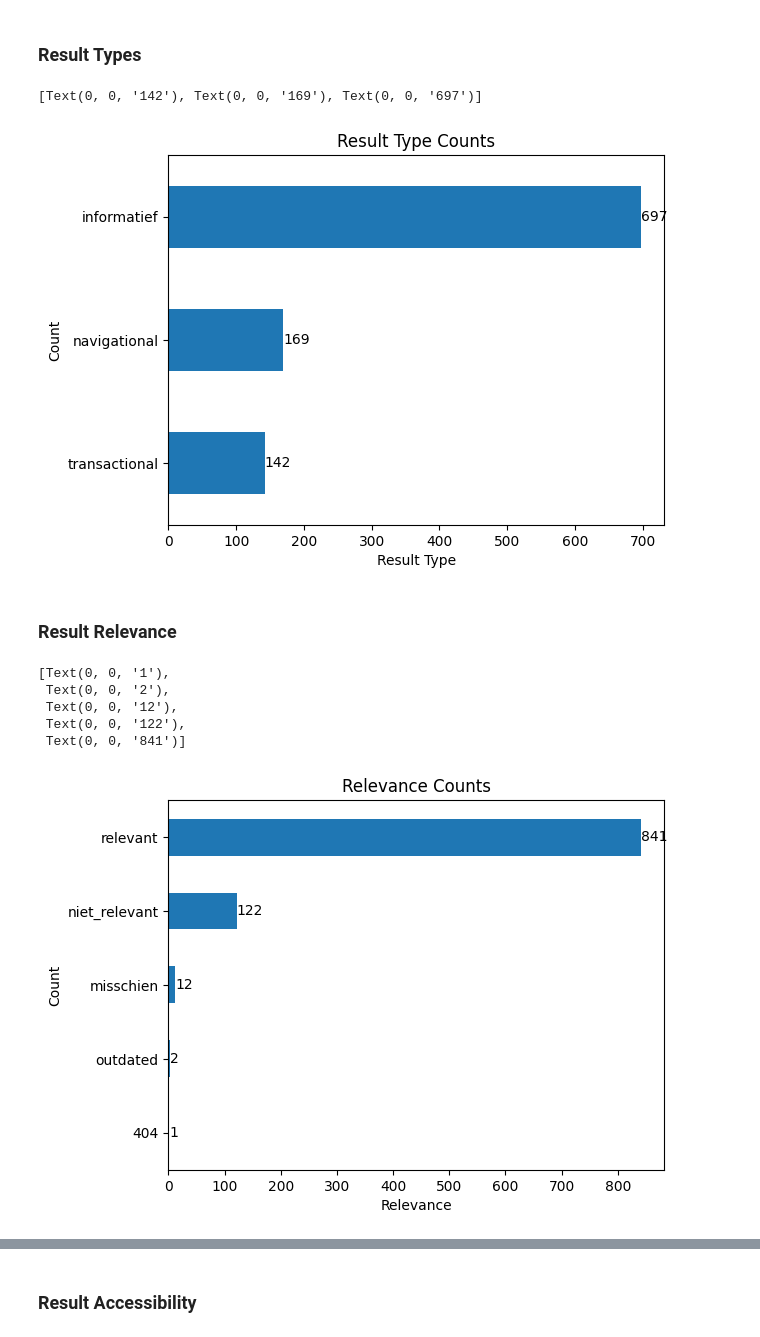
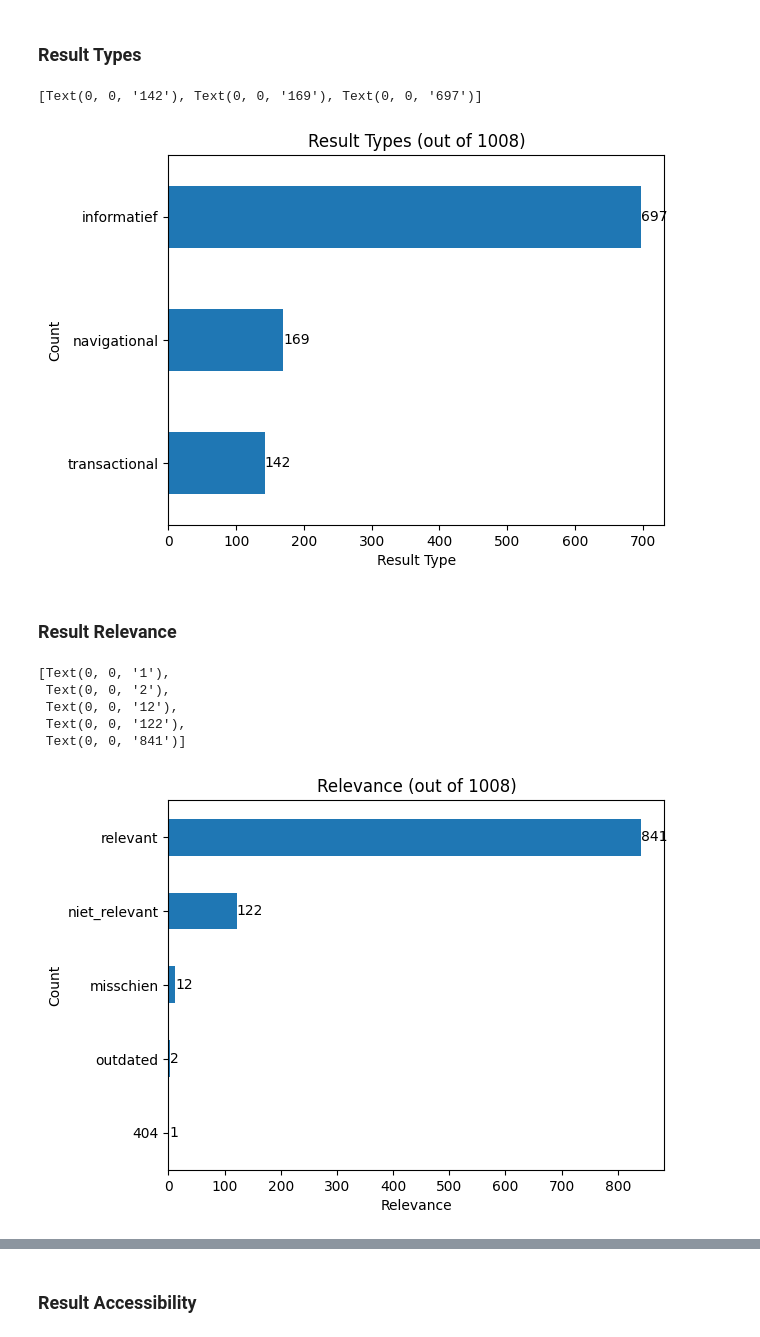
Before and after one commit to SlimZoeken/100queries, a Jupyter notebook: notebooks/analysis.ipynb, the cells around one changed output, grey strips where cells are left out. Saved outputs shown, nothing was run; the diff lists cells and outputs as text; code cells hidden in the pictures.

```diff
--- a/notebooks/analysis.ipynb
+++ b/notebooks/analysis.ipynb
@@ -235,20 +235,30 @@ ax.bar_label(ax.containers[0])
 # %%
 ax = (
     results["Soort Resultaat"]
     .value_counts(ascending=True)
-    .plot(kind="barh", title="Result Type Counts", xlabel="Result Type", ylabel="Count")
+    .plot(
+        kind="barh",
+        title=f"Result Types (out of {len(results)})",
+        xlabel="Result Type",
+        ylabel="Count",
+    )
 )
 ax.bar_label(ax.containers[0])
 # %% [output]
 [Text(0, 0, '142'), Text(0, 0, '169'), Text(0, 0, '697')]
-[figure, old version]
+[figure, new version]
 # %% [markdown]
 ### Result Relevance
 # %%
 ax = (
     results["Relevant?"]
     .value_counts(ascending=True)
-    .plot(kind="barh", title="Relevance Counts", xlabel="Relevance", ylabel="Count")
+    .plot(
+        kind="barh",
+        title=f"Relevance (out of {len(results)})",
+        xlabel="Relevance",
+        ylabel="Count",
+    )
 )
 ax.bar_label(ax.containers[0])
 # %% [output]
@@ -257,7 +267,7 @@ ax.bar_label(ax.containers[0])
  Text(0, 0, '12'),
  Text(0, 0, '122'),
  Text(0, 0, '841')]
-[figure, old version]
+[figure, new version]
 # %%
 relevant: dict[int, float] = {}
 
```
Also changed, not shown: parts of 8 cells of this notebook.
